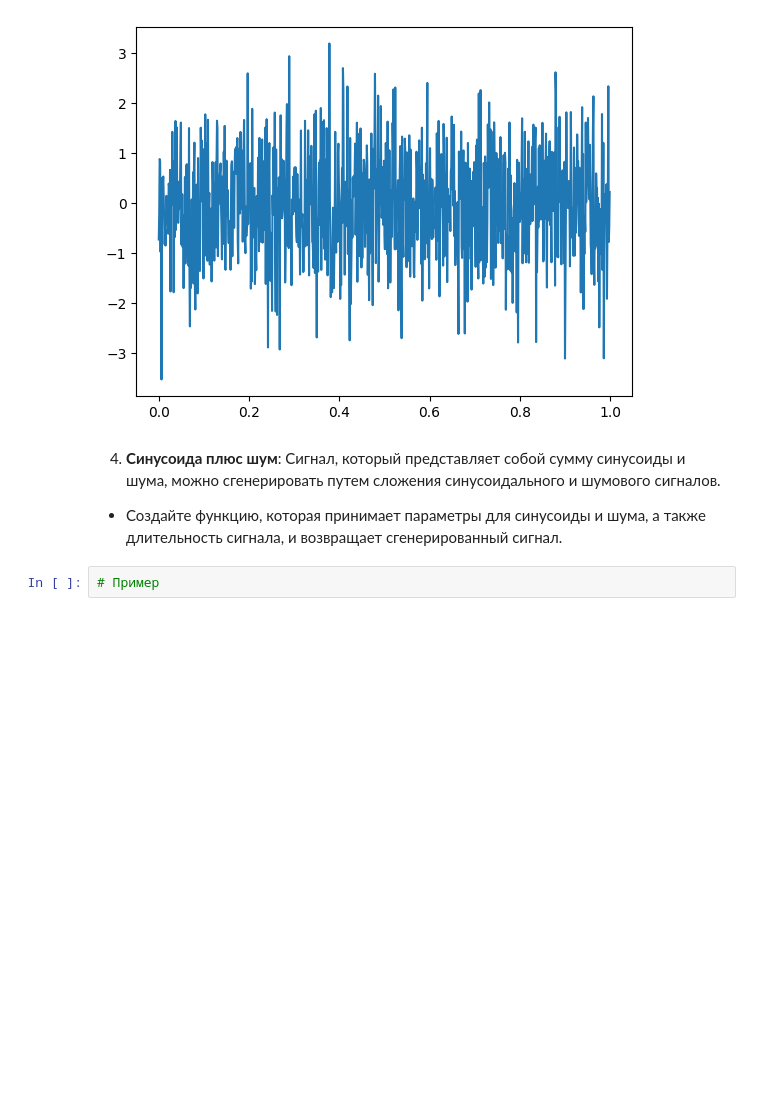
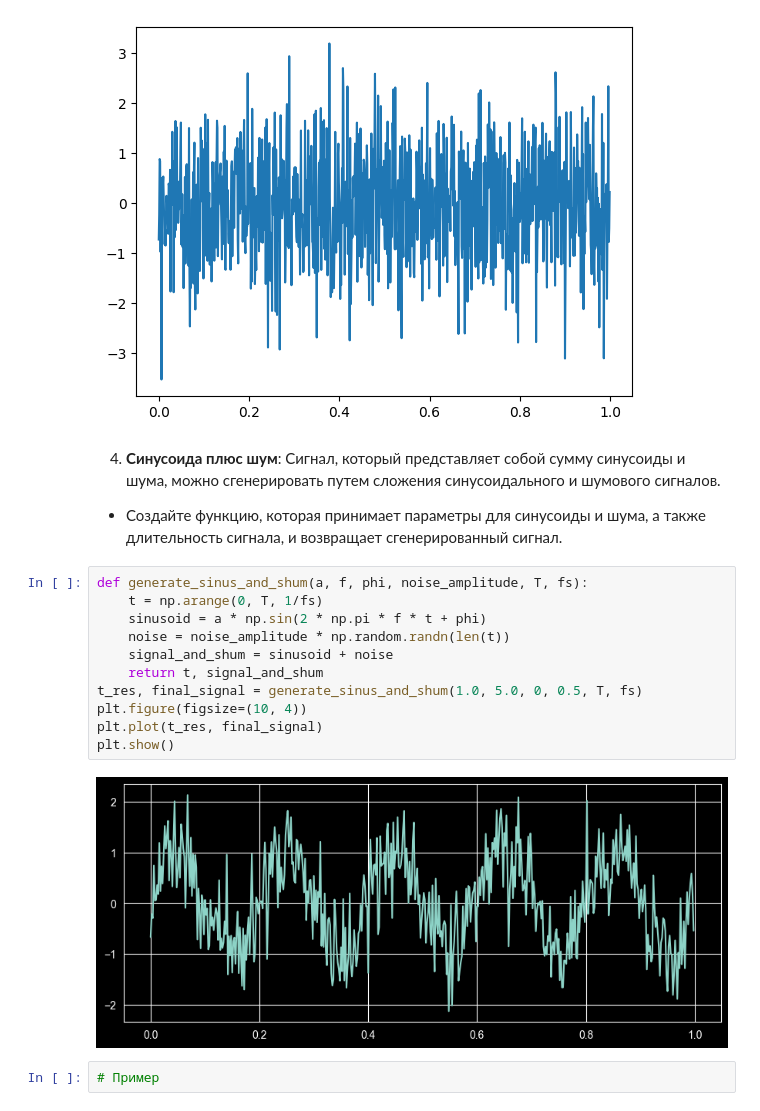
Before and after one commit to Calrission/MIIGAIK-Computer-Math, a Jupyter notebook: 10. Генерация сигналов и преобразования Фурье/Практическая_работа_№10_Генерация_сигналов_и_преобразования_Фурье.ipynb, the cells around one changed output. Saved outputs shown, nothing was run; the diff lists cells and outputs as text; blank space fills up the shorter version.

```diff
--- a/10. Генерация сигналов и преобразования Фурье/Практическая_работа_№10_Генерация_сигналов_и_преобразования_Фурье.ipynb
+++ b/10. Генерация сигналов и преобразования Фурье/Практическая_работа_№10_Генерация_сигналов_и_преобразования_Фурье.ipynb
@@ -72,6 +96,19 @@ plt.show()
 # %% [markdown]
 4. **Синусоида плюс шум**: Сигнал, который представляет собой сумму синусоиды и шума, можно сгенерировать путем сложения синусоидального и шумового сигналов.
 - Создайте функцию, которая принимает параметры для синусоиды и шума, а также длительность сигнала, и возвращает сгенерированный сигнал.
+# %%
+def generate_sinus_and_shum(a, f, phi, noise_amplitude, T, fs):
+    t = np.arange(0, T, 1/fs)
+    sinusoid = a * np.sin(2 * np.pi * f * t + phi)
+    noise = noise_amplitude * np.random.randn(len(t))
+    signal_and_shum = sinusoid + noise
+    return t, signal_and_shum
+t_res, final_signal = generate_sinus_and_shum(1.0, 5.0, 0, 0.5, T, fs)
+plt.figure(figsize=(10, 4))
+plt.plot(t_res, final_signal)
+plt.show()
+# %% [output]
+[figure, added]
 # %%
 # Пример
 # %% [output]
```
Also changed, not shown: parts of 18 cells of this notebook, 1 other file.
